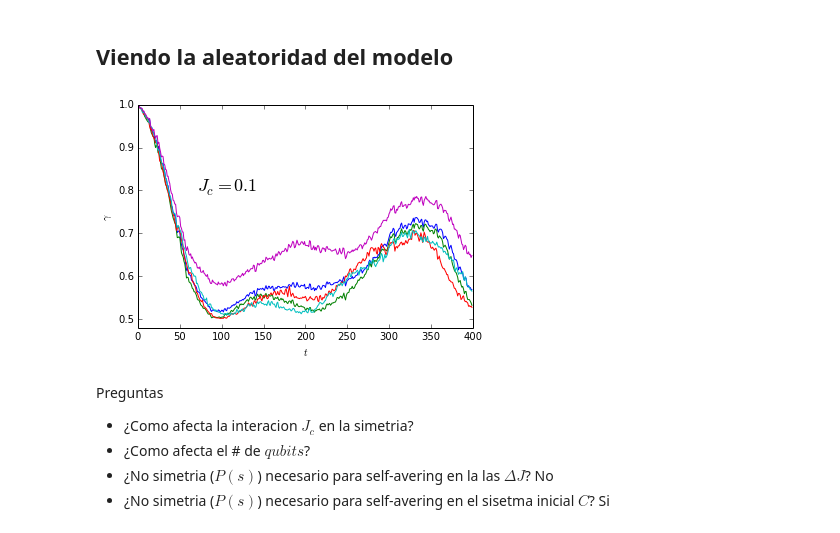
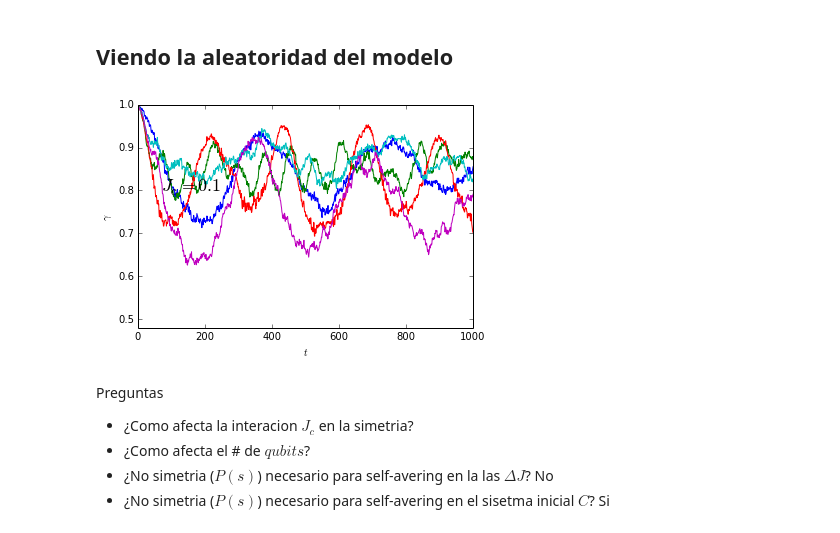
Before and after one commit to evalvarez12/qubits-CUDA, a Jupyter notebook: Purity.ipynb, the cells around one changed output. Drawn from its saved outputs; the diff is of its cells as text; code cells hidden in the pictures.

Commit message:
Resultados y model5

```diff
--- a/Purity.ipynb
+++ b/Purity.ipynb
@@ -15,21 +15,21 @@ En modelo $chain$
 ## Viendo la aleatoridad del modelo
 # %%
 #CAOS EN CADENA
-Jc,Jp,Js,DJs,Dbs,bx,bz=[0.05,0.2,1.0,0.1,0,1.0,1.0]
+Jc,Jp,Js,DJs,Dbs,bx,bz=[0.05,1.0,1.0,0.1,0,1.0,1.0]
 # %%
 q=13
 veces=5
 for i in range(veces) :
-    !ssh t800  carlospg/qubits-CUDA/./abc -o purity -q $q --x 4 --model model4_open --Jc $Jc --Js $Js --DJs $DJs --bx $bx --bz $bz --Dbs $Dbs --t 400 --PARAMseed 23343 --Eseed 2456  > pur.dat
+    !ssh t800  carlospg/qubits-CUDA/./abc -o purity -q $q --x 4 --model model3_open --Jc $Jc --Js $Js --DJs $DJs --bx $bx --bz $bz --Dbs $Dbs --t 10000 --PARAMseed 0 --Eseed 0 --Cseed 1245  > pur.dat
     a=loadtxt("pur.dat")
     plot(a)
 xlabel("$t$")
 ylabel("$\gamma$")
-axis([0,400,.48,1])
+axis([0,1000,.48,1])
 text(70,.8,'$J_c=0.1$',fontsize=18)
 show()
 # %% [output]
-[figure, old version]
+[figure, new version]
 # %% [markdown]
 Preguntas
 - ¿Como afecta la interacion $J_c$ en la simetria?
```
Also changed, not shown: parts of 2 cells of this notebook, 11 other files.
